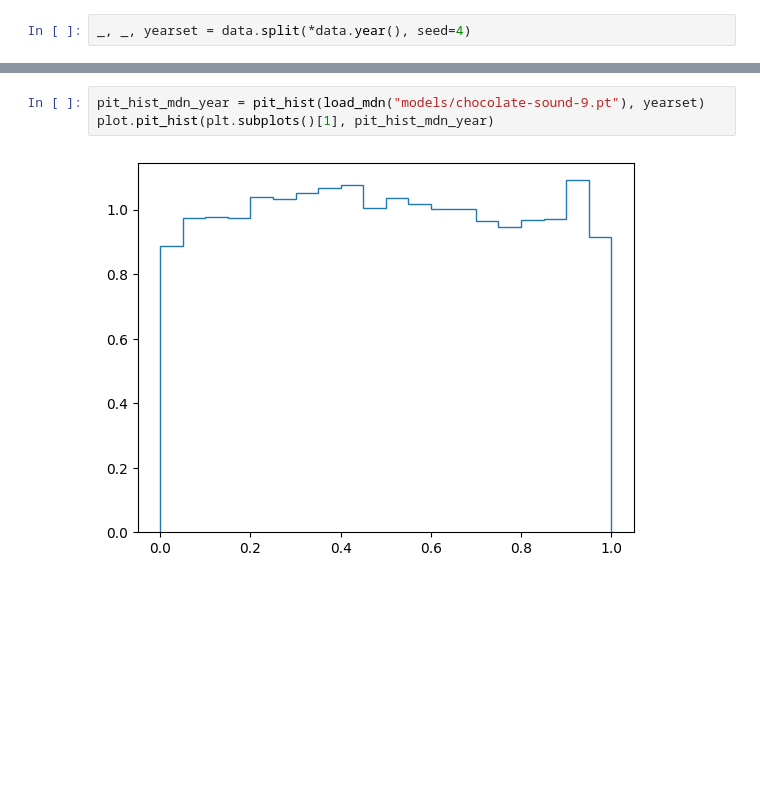
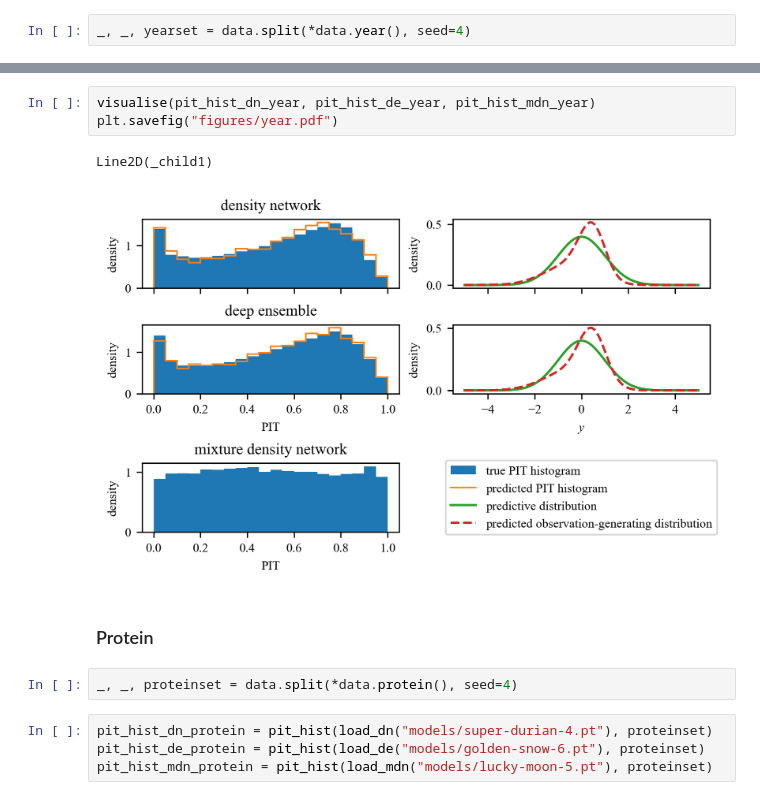
Before and after one commit to podondra/calibration, a Jupyter notebook: experiment.ipynb, the cells around one changed output, grey strips where cells are left out. Cells and saved outputs as stored; diff of their text form; blank space fills up the shorter version.

```diff
--- a/experiment.ipynb
+++ b/experiment.ipynb
@@ -327,5 +338,14 @@ diagnose(pit_hist_de_year)
-# %%
-pit_hist_mdn_year = pit_hist(load_mdn("models/chocolate-sound-9.pt"), yearset)
-plot.pit_hist(plt.subplots()[1], pit_hist_mdn_year)
-# %% [output]
-[figure, removed]
+# %%
+visualise(pit_hist_dn_year, pit_hist_de_year, pit_hist_mdn_year)
+plt.savefig("figures/year.pdf")
+# %% [output]
+Line2D(_child1)
+[figure, added]
+# %% [markdown]
+### Protein
+# %%
+_, _, proteinset = data.split(*data.protein(), seed=4)
+# %%
+pit_hist_dn_protein = pit_hist(load_dn("models/super-durian-4.pt"), proteinset)
+pit_hist_de_protein = pit_hist(load_de("models/golden-snow-6.pt"), proteinset)
+pit_hist_mdn_protein = pit_hist(load_mdn("models/lucky-moon-5.pt"), proteinset)
```
Also changed, not shown: parts of 32 cells of this notebook, 3 other files.
